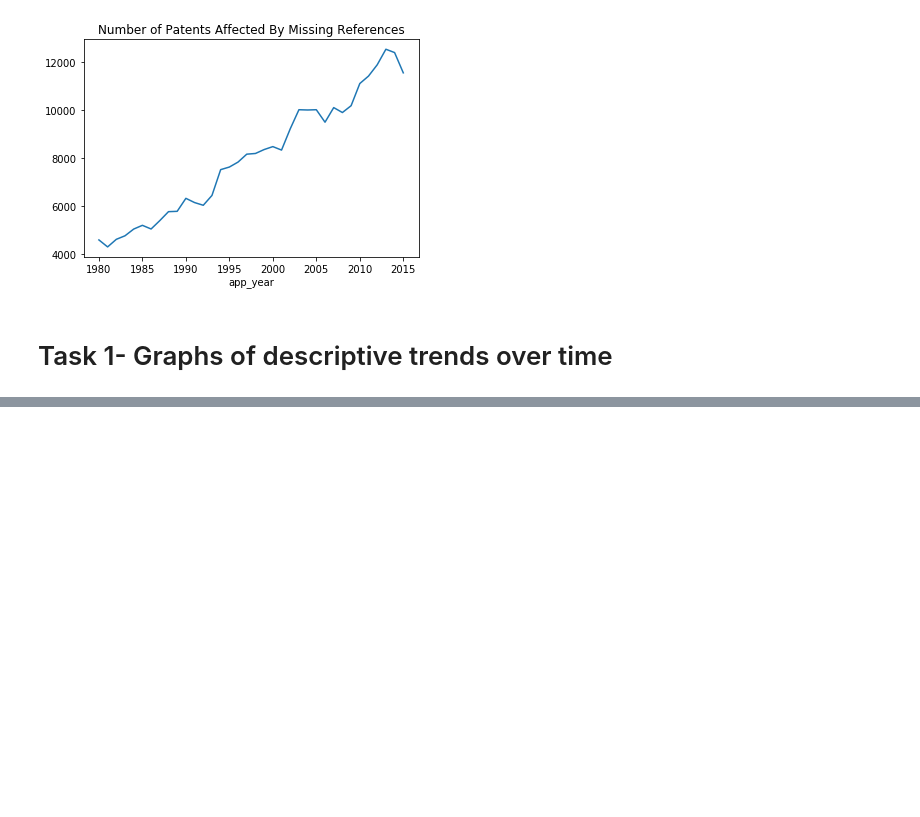
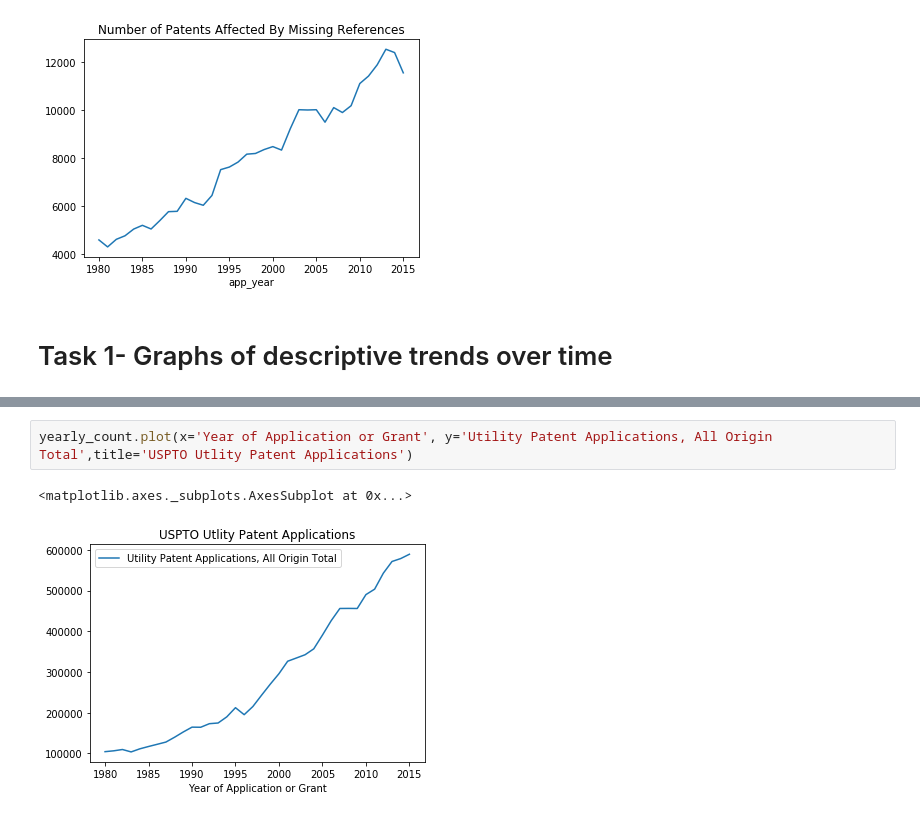
Before and after one commit to TieraLee/patents, a Jupyter notebook: Step 2 - Descriptive Statistics .ipynb, the cells around one changed output, grey strips where cells are left out. Saved outputs shown, nothing was run; the diff lists cells and outputs as text; blank space fills up the shorter version.

```diff
--- a/Step 2 - Descriptive Statistics .ipynb
+++ b/Step 2 - Descriptive Statistics .ipynb
@@ -54,0 +84,5 @@ master.groupby('grant_year')['patent_number'].count().plot(title="USPTO Design P
+# %%
+yearly_count.plot(x='Year of Application or Grant', y='Utility Patent Applications, All Origin Total',title='USPTO Utlity Patent Applications')
+# %% [output]
+<matplotlib.axes._subplots.AxesSubplot at 0x...>
+[figure, added]
```
Also changed, not shown: parts of 15 cells of this notebook, 2 other files.
